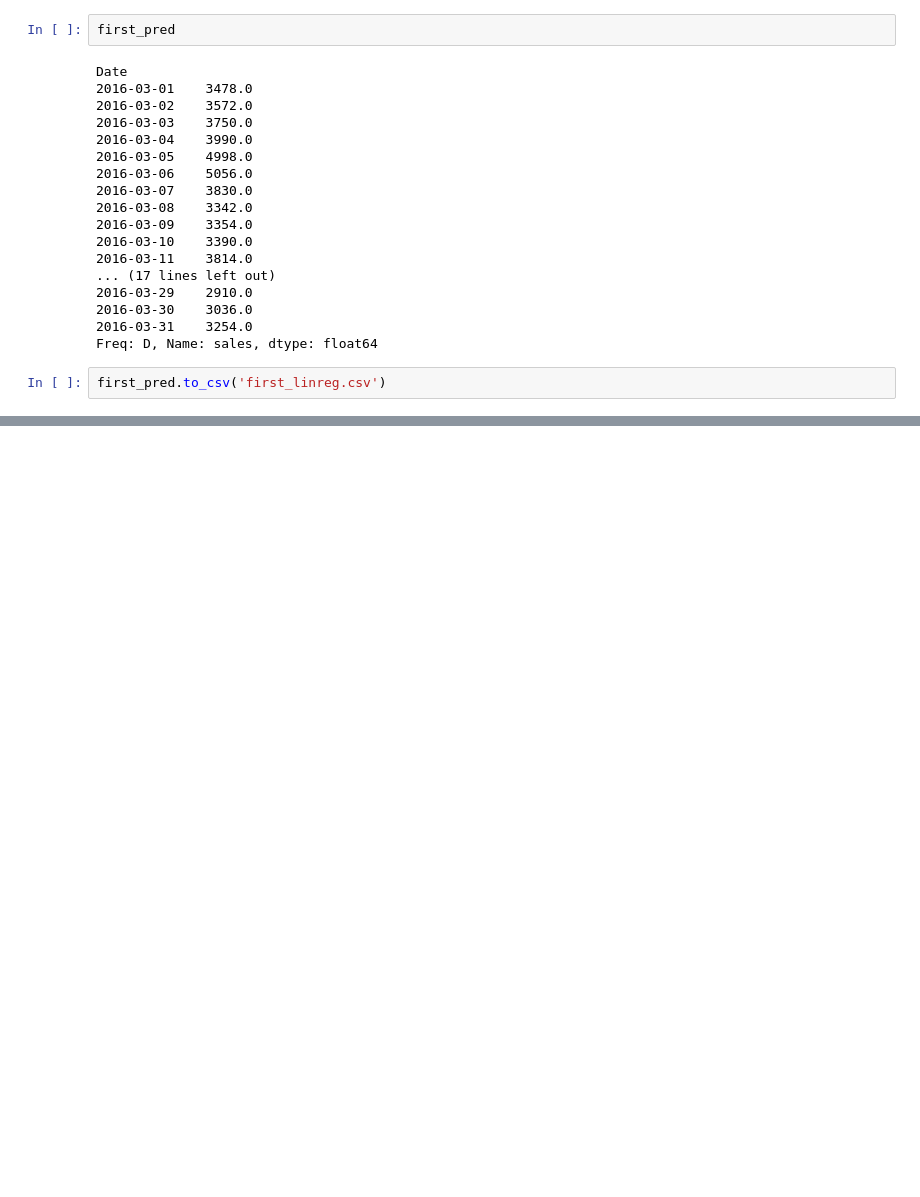
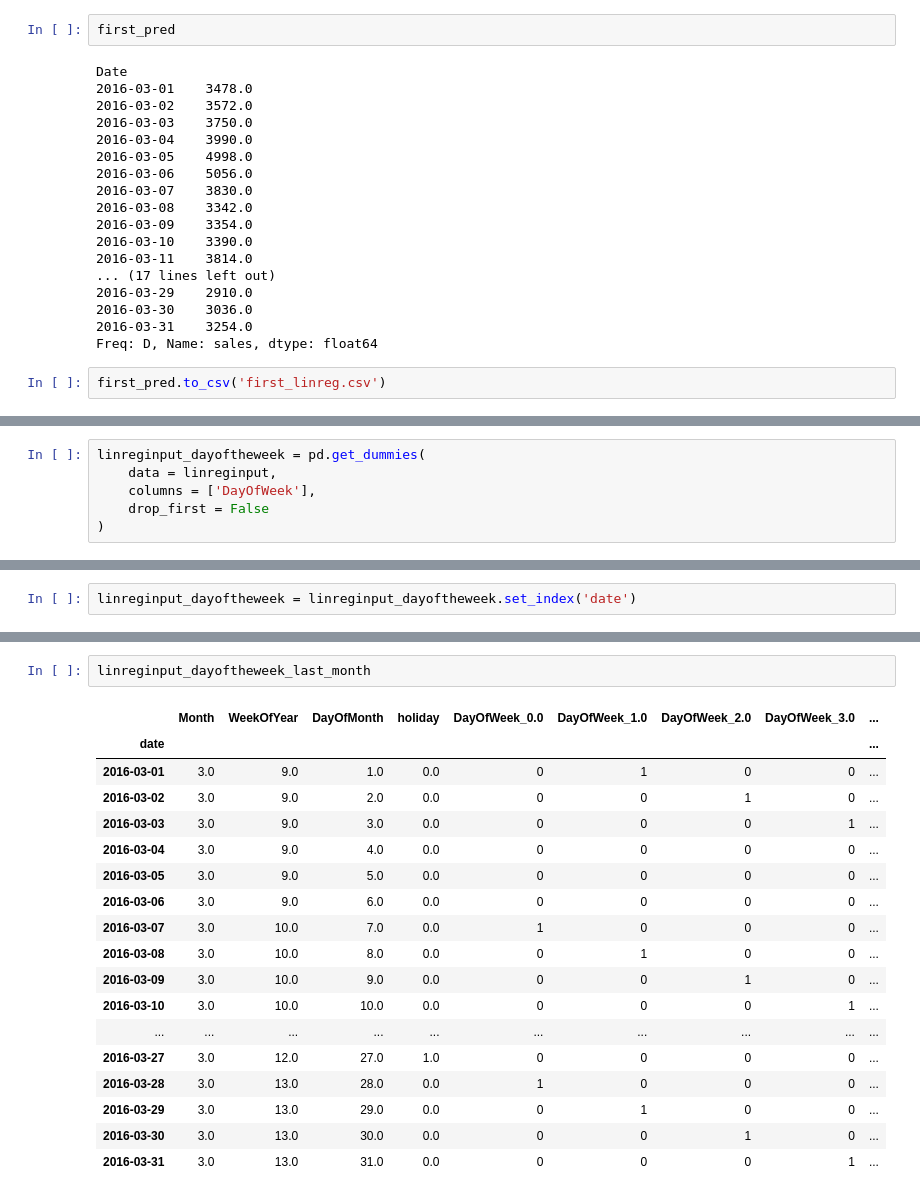
Before and after one commit to EdwinUe/BAB_WS22-23, a Jupyter notebook: Code/003BusinessAnalyticsBProjekt.ipynb, the cells around one changed output, grey strips where cells are left out. Saved outputs shown, nothing was run; the diff lists cells and outputs as text; blank space fills up the shorter version.

```diff
--- a/Code/003BusinessAnalyticsBProjekt.ipynb
+++ b/Code/003BusinessAnalyticsBProjekt.ipynb
@@ -483,0 +486,6 @@ first_pred.to_csv('first_linreg.csv')
+# %%
+linreginput_dayoftheweek = pd.get_dummies(
+    data = linreginput,
+    columns = ['DayOfWeek'],
+    drop_first = False
+)
@@ -483,0 +508,2 @@ first_pred.to_csv('first_linreg.csv')
+# %%
+linreginput_dayoftheweek = linreginput_dayoftheweek.set_index('date')
@@ -483,0 +519,21 @@ first_pred.to_csv('first_linreg.csv')
+# %%
+linreginput_dayoftheweek_last_month
+# %% [output]
+|  | Month | WeekOfYear | DayOfMonth | holiday | DayOfWeek_0.0 | DayOfWeek_1.0 | DayOfWeek_2.0 | DayOfWeek_3.0 | ... |
+| date |  |  |  |  |  |  |  |  | ... |
+| 2016-03-01 | 3.0 | 9.0 | 1.0 | 0.0 | 0 | 1 | 0 | 0 | ... |
+| 2016-03-02 | 3.0 | 9.0 | 2.0 | 0.0 | 0 | 0 | 1 | 0 | ... |
+| 2016-03-03 | 3.0 | 9.0 | 3.0 | 0.0 | 0 | 0 | 0 | 1 | ... |
+| 2016-03-04 | 3.0 | 9.0 | 4.0 | 0.0 | 0 | 0 | 0 | 0 | ... |
+| 2016-03-05 | 3.0 | 9.0 | 5.0 | 0.0 | 0 | 0 | 0 | 0 | ... |
+| 2016-03-06 | 3.0 | 9.0 | 6.0 | 0.0 | 0 | 0 | 0 | 0 | ... |
+| 2016-03-07 | 3.0 | 10.0 | 7.0 | 0.0 | 1 | 0 | 0 | 0 | ... |
+| 2016-03-08 | 3.0 | 10.0 | 8.0 | 0.0 | 0 | 1 | 0 | 0 | ... |
+| 2016-03-09 | 3.0 | 10.0 | 9.0 | 0.0 | 0 | 0 | 1 | 0 | ... |
+| 2016-03-10 | 3.0 | 10.0 | 10.0 | 0.0 | 0 | 0 | 0 | 1 | ... |
+| ... | ... | ... | ... | ... | ... | ... | ... | ... | ... |
+| 2016-03-27 | 3.0 | 12.0 | 27.0 | 1.0 | 0 | 0 | 0 | 0 | ... |
+| 2016-03-28 | 3.0 | 13.0 | 28.0 | 0.0 | 1 | 0 | 0 | 0 | ... |
+| 2016-03-29 | 3.0 | 13.0 | 29.0 | 0.0 | 0 | 1 | 0 | 0 | ... |
+| 2016-03-30 | 3.0 | 13.0 | 30.0 | 0.0 | 0 | 0 | 1 | 0 | ... |
+| 2016-03-31 | 3.0 | 13.0 | 31.0 | 0.0 | 0 | 0 | 0 | 1 | ... |
```
Also changed, not shown: parts of 9 cells of this notebook, 1 other file.
